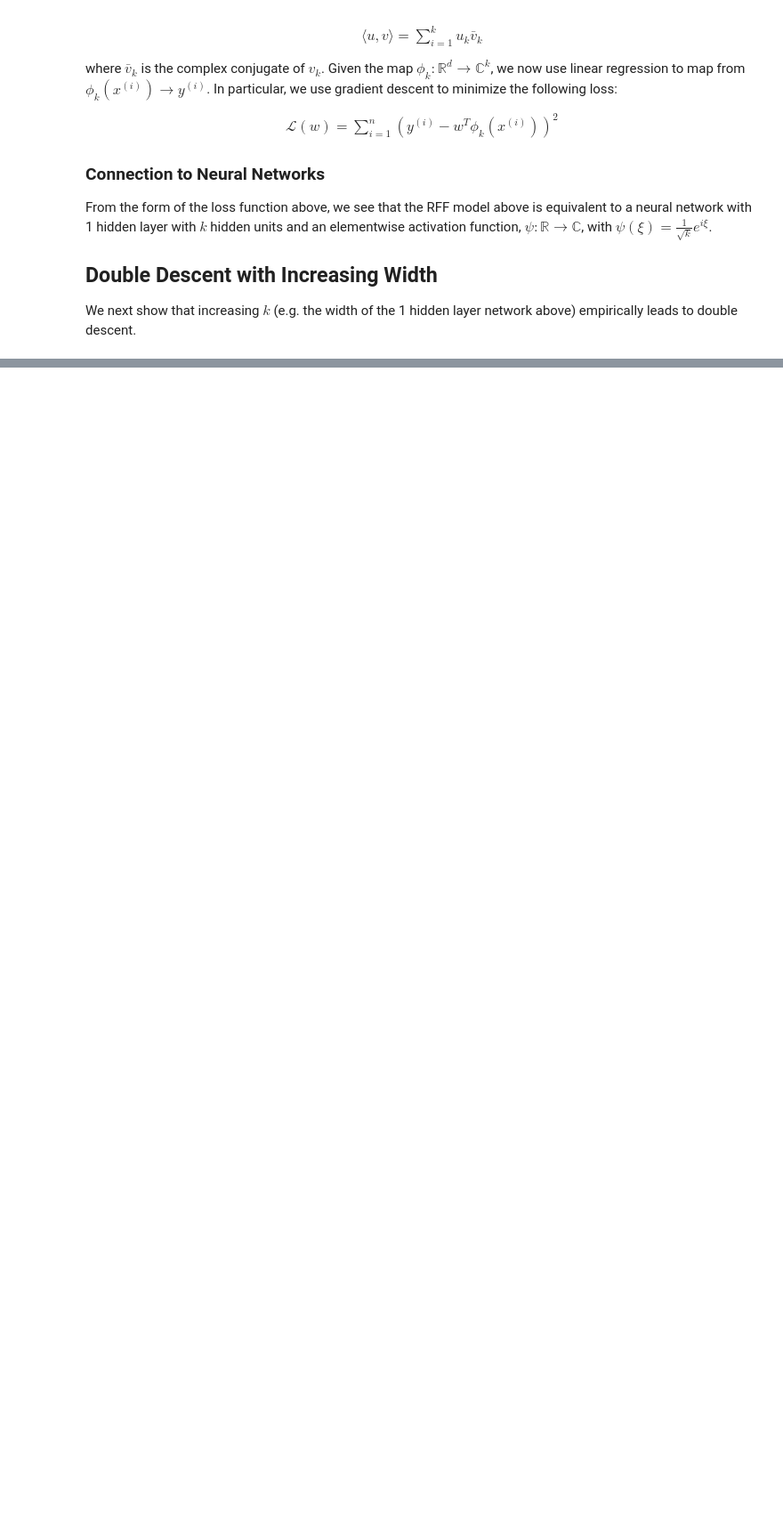
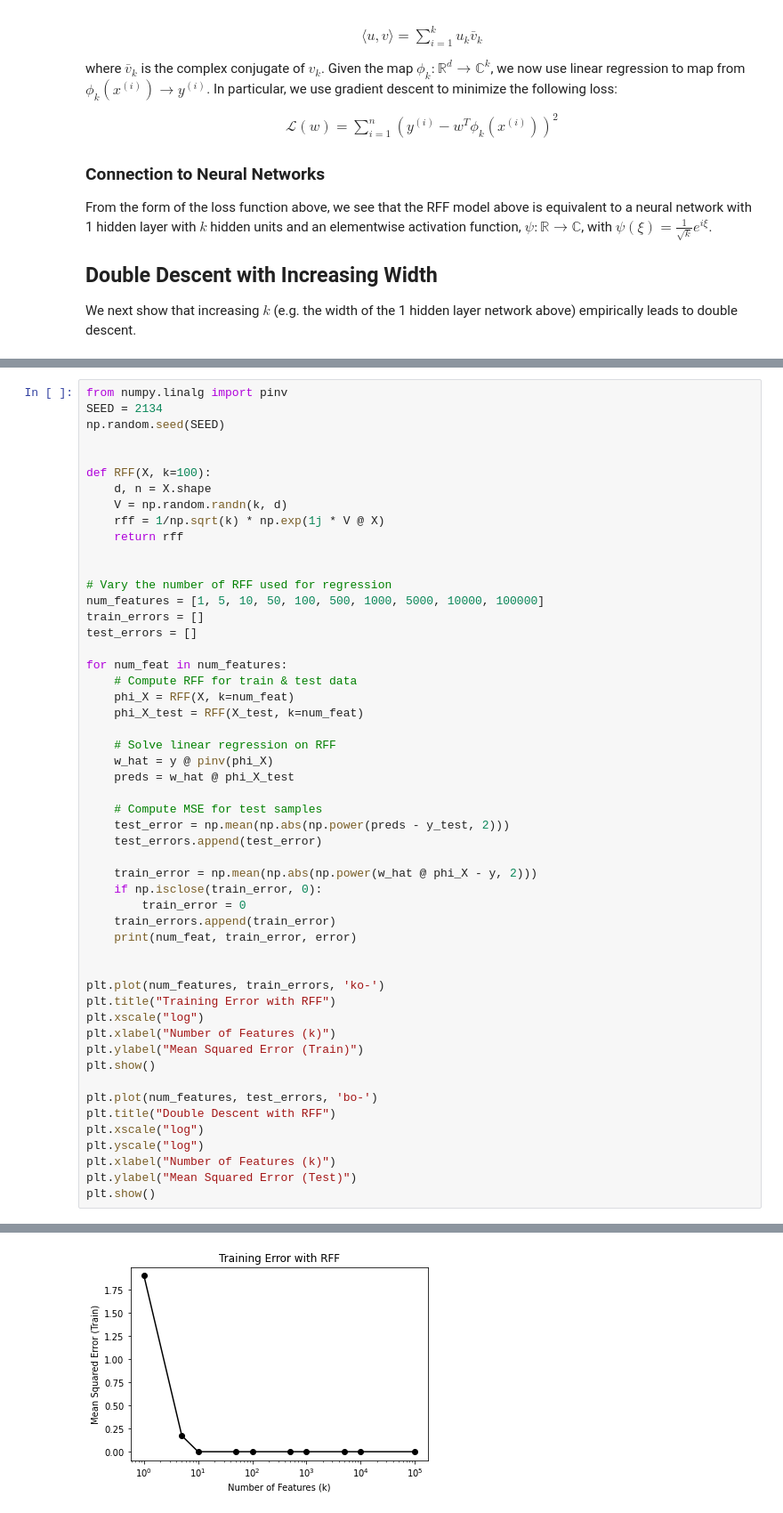
Before and after one commit to aradha5772/deep_learning_theory_tutorial, a Jupyter notebook: DoubleDescentTutorial.ipynb, the cells around one changed output, grey strips where cells are left out. Shown at 89% size. Saved outputs shown, nothing was run; the diff lists cells and outputs as text; blank space fills up the shorter version.

Commit message:
Updated double descent

```diff
--- a/DoubleDescentTutorial.ipynb
+++ b/DoubleDescentTutorial.ipynb
@@ -33,0 +49,53 @@ ModuleNotFoundError: No module named 'numpy'
+# %%
+from numpy.linalg import pinv
+SEED = 2134
+np.random.seed(SEED)
+
+
+def RFF(X, k=100):
+    d, n = X.shape
+    V = np.random.randn(k, d)
+    rff = 1/np.sqrt(k) * np.exp(1j * V @ X)
+    return rff
+
+
+# Vary the number of RFF used for regression
+num_features = [1, 5, 10, 50, 100, 500, 1000, 5000, 10000, 100000]
+train_errors = []
+test_errors = []
+
+for num_feat in num_features:
+    # Compute RFF for train & test data
+    phi_X = RFF(X, k=num_feat)
+    phi_X_test = RFF(X_test, k=num_feat)
+
+    # Solve linear regression on RFF
+    w_hat = y @ pinv(phi_X)
+    preds = w_hat @ phi_X_test
+
+    # Compute MSE for test samples
+    test_error = np.mean(np.abs(np.power(preds - y_test, 2)))
+    test_errors.append(test_error)
+
+    train_error = np.mean(np.abs(np.power(w_hat @ phi_X - y, 2)))
+    if np.isclose(train_error, 0):
+        train_error = 0
+    train_errors.append(train_error)
+    print(num_feat, train_error, error)
+
+
+plt.plot(num_features, train_errors, 'ko-')
+plt.title("Training Error with RFF")
+plt.xscale("log")
+plt.xlabel("Number of Features (k)")
+plt.ylabel("Mean Squared Error (Train)")
+plt.show()
+
+plt.plot(num_features, test_errors, 'bo-')
+plt.title("Double Descent with RFF")
+plt.xscale("log")
+plt.yscale("log")
+plt.xlabel("Number of Features (k)")
+plt.ylabel("Mean Squared Error (Test)")
+plt.show()
+# %% [output]
@@ -33,0 +112 @@ ModuleNotFoundError: No module named 'numpy'
+[figure, added]
```
Also changed, not shown: parts of 6 cells of this notebook, 1 other file.
